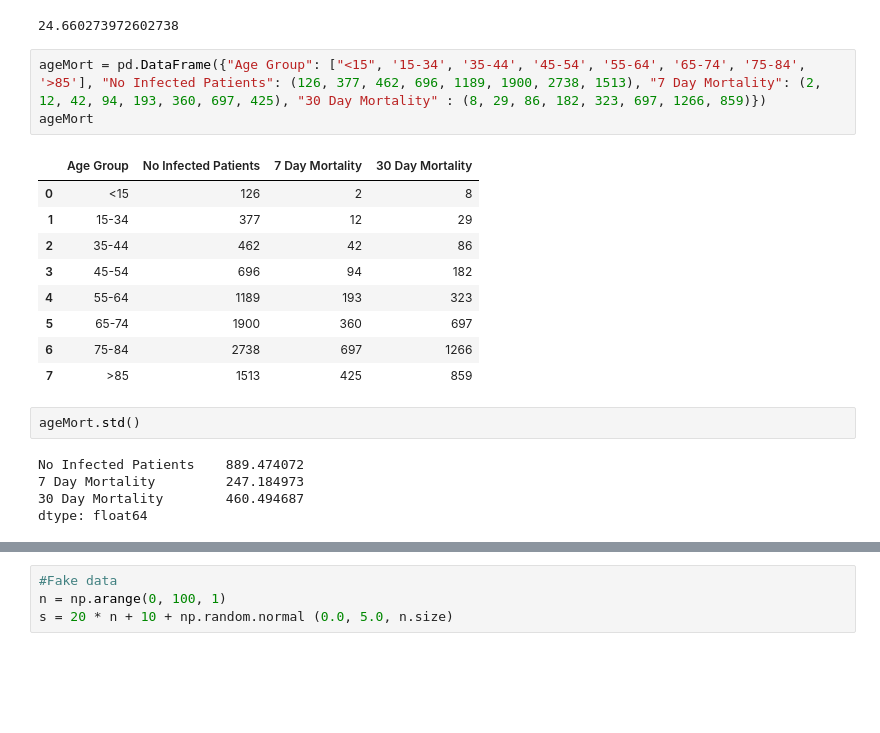
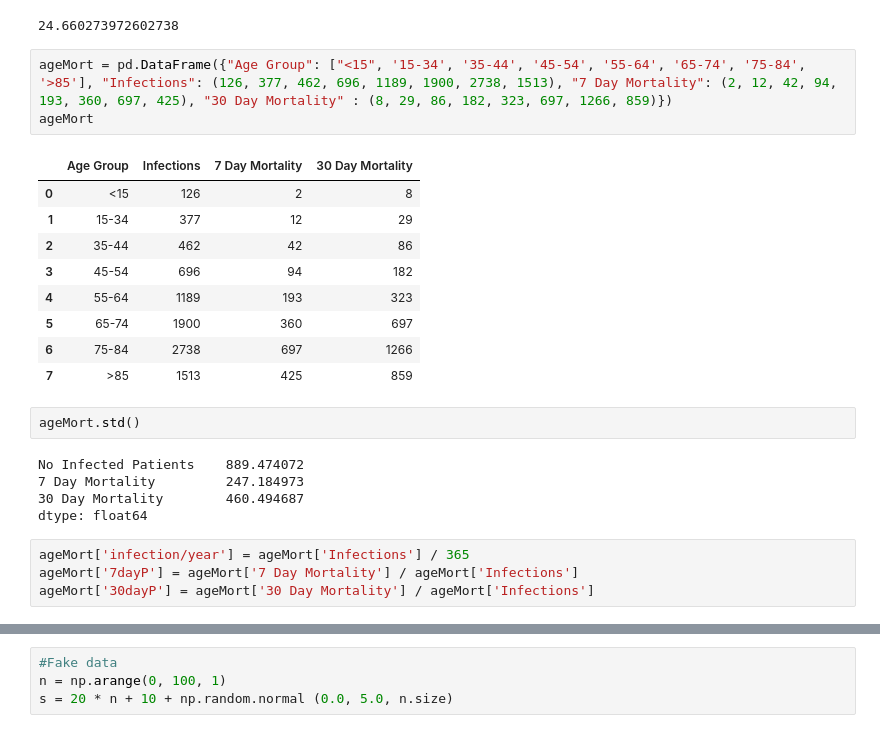
Before and after one commit to NurseQ/Simulation-Project-for-Programming-for-Data-Analysis-, a Jupyter notebook: Simulation Project.ipynb, the cells around one changed output, grey strips where cells are left out. Drawn from its saved outputs; the diff is of its cells as text; blank space fills up the shorter version.

Commit message:
Continue investigation of age related infections and related mortality including probabilities

```diff
--- a/Simulation Project.ipynb
+++ b/Simulation Project.ipynb
@@ -77,10 +78,10 @@ dtype: int64
 # %% [output]
 24.660273972602738
 # %%
-ageMort = pd.DataFrame({"Age Group": ["<15", '15-34', '35-44', '45-54', '55-64', '65-74', '75-84', '>85'], "No Infected Patients": (126, 377, 462, 696, 1189, 1900, 2738, 1513), "7 Day Mortality": (2, 12, 42, 94, 193, 360, 697, 425), "30 Day Mortality" : (8, 29, 86, 182, 323, 697, 1266, 859)})
+ageMort = pd.DataFrame({"Age Group": ["<15", '15-34', '35-44', '45-54', '55-64', '65-74', '75-84', '>85'], "Infections": (126, 377, 462, 696, 1189, 1900, 2738, 1513), "7 Day Mortality": (2, 12, 42, 94, 193, 360, 697, 425), "30 Day Mortality" : (8, 29, 86, 182, 323, 697, 1266, 859)})
 ageMort
 # %% [output]
-|  | Age Group | No Infected Patients | 7 Day Mortality | 30 Day Mortality |
+|  | Age Group | Infections | 7 Day Mortality | 30 Day Mortality |
 | 0 | <15 | 126 | 2 | 8 |
 | 1 | 15-34 | 377 | 12 | 29 |
 | 2 | 35-44 | 462 | 42 | 86 |
@@ -96,3 +97,7 @@ No Infected Patients    889.474072
 7 Day Mortality         247.184973
 30 Day Mortality        460.494687
 dtype: float64
+# %%
+ageMort['infection/year'] = ageMort['Infections'] / 365
+ageMort['7dayP'] = ageMort['7 Day Mortality'] / ageMort['Infections']
+ageMort['30dayP'] = ageMort['30 Day Mortality'] / ageMort['Infections']
```
Also changed, not shown: parts of 10 cells of this notebook.
